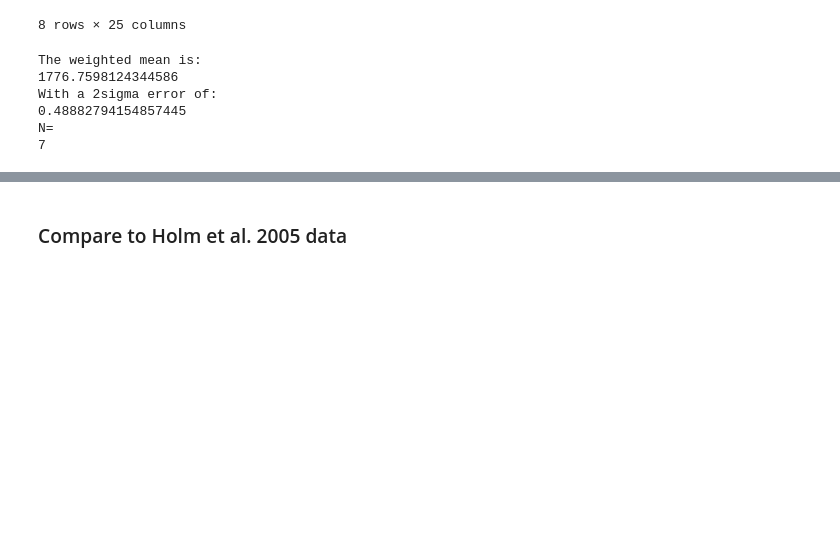
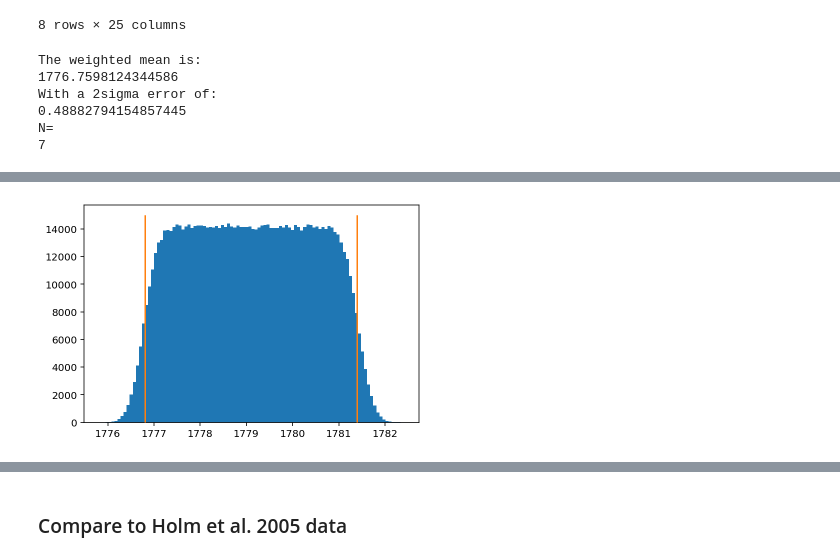
Before and after one commit to Swanson-Hysell-Group/2021_ECMB, a Jupyter notebook: code/ECMB_geochronology.ipynb, the cells around one changed output, grey strips where cells are left out. Drawn from its saved outputs; the diff is of its cells as text; code cells hidden in the pictures; blank space fills up the shorter version.

```diff
--- a/code/ECMB_geochronology.ipynb
+++ b/code/ECMB_geochronology.ipynb
@@ -214 +221,12 @@ dike_mid_point_age = (dike_max_age+dike_min_age)/2
+# %%
+dike_age_upper = np.percentile(dike_ages,97.5)
+dike_age_mid = np.percentile(dike_ages,50)
+dike_age_lower = np.percentile(dike_ages,2.5)
+
+plt.hist(dike_ages,bins=100)
+plt.vlines(dike_age_lower,0,15000,color='C1',zorder=1000)
+plt.vlines(dike_age_upper,0,15000,color='C1',zorder=1000)
+plt.show()
+# %% [output]
+[figure, added]
 # %%
```
Also changed, not shown: parts of 6 cells of this notebook, 1 other file.
